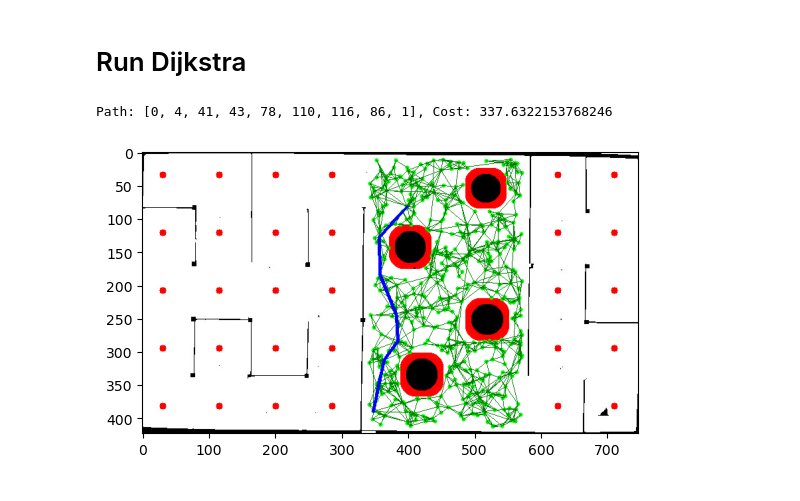
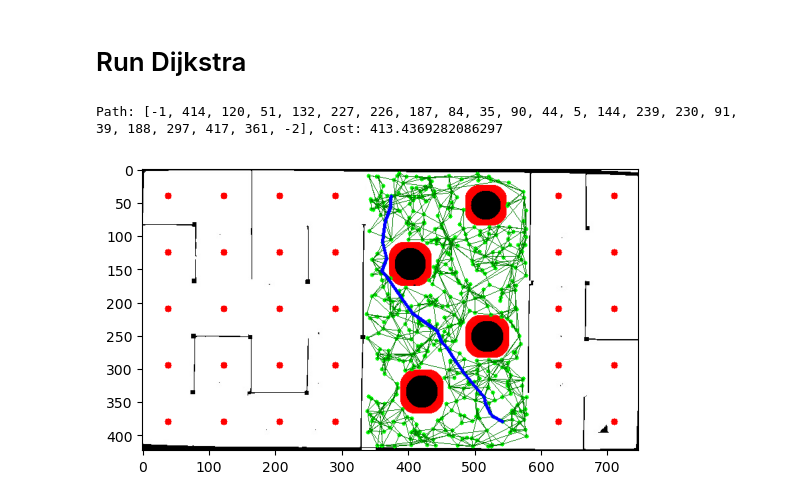
Before and after one commit to mumslayer69/micromouse3100, a Jupyter notebook: path_planning/path.ipynb, the cells around one changed output. Cells and saved outputs as stored; diff of their text form; code cells hidden in the pictures.

```diff
--- a/path_planning/path.ipynb
+++ b/path_planning/path.ipynb
@@ -917,7 +913,7 @@ plt.show()
 ## PRM IMPLEMENTATION
 import random
 import math
-seed = 42
+seed = 69
 iterations = 500
 k_connections = 3
 max_connection_range = 100
@@ -953,9 +949,6 @@ def find_closest_nodes(image, graph, target_x, target_y, n, range):
         return closestNodes[:n]
 
 (start_x, start_y), (end_x, end_y) = selected_area
-# print('exes: ', start_x, end_x)
-# print('whys: ', start_y, end_y)
-
 i = 0
 while i < iterations:
     x = random.randint(start_x, end_x)
@@ -963,7 +956,6 @@ while i < iterations:
 
     # my own coordinates are reversed from the provided ones, so swap them
     x, y = y, x
-    # print('iter:', i, 'curr coords: ', x, y)
 
     # check if node is in free space - if colliding with an obstacle, skip this iteration
     nodeCollision = False
@@ -975,7 +967,6 @@ while i < iterations:
 
     # if all good, then add this node with iteration count as id to the graph.
     prm_graph.add_node(i, x, y)
-    # cv2.circle(prm_image, (x, y), 3, (0, 255, 0), -1)
 
     # draw straight lines to n closest nodes. If path clear, add edge to graph.
     # find_closest_nodes guarantees that the paths returned are all clear, so no need to recheck.
@@ -986,8 +977,26 @@ while i < iterations:
         nodeX, nodeY = prm_graph.nodes[nodeId].get_point()
         # 'i' is id of searching node, 'nodeId' is id of found node.
         prm_graph.add_edge(i, nodeId, nodeDist)
+    i += 1
+# plt.imshow(prm_image)
+# plt.show()
 
-    i += 1
+# add start node
+prm_graph.add_node(-1, prm_start_node_coords[1], prm_start_node_coords[0])
+closestNodes = find_closest_nodes(prm_image, prm_graph, prm_start_node_coords[1], prm_start_node_coords[0], k_connections, max_connection_range)
+print(';ength of clsestnodes: ', len(closestNodes))
+for node in closestNodes:
+    nodeId, nodeDist = node
+    nodeX, nodeY = prm_graph.nodes[nodeId].get_point()
+    prm_graph.add_edge(-1, nodeId, nodeDist)
+# add end node
+prm_graph.add_node(-2, prm_end_node_coords[1], prm_end_node_coords[0])
+closestNodes = find_closest_nodes(prm_image, prm_graph, prm_end_node_coords[1], prm_end_node_coords[0], k_connections, max_connection_range)
+for node in closestNodes:
+    nodeId, nodeDist = node
+    nodeX, nodeY = prm_graph.nodes[nodeId].get_point()
+    prm_graph.add_edge(-2, nodeId, nodeDist)
+
 
 # draw all nodes and edges on image
 for node in prm_graph.get_nodes():
@@ -1064,33 +1076,38 @@ def dijkstra(graph, start_id, end_id):
                 prev[neighbourId] = nodeId
                 if neighbourId in pq.queue.keys():
                     pq.push(neighbourId, dist[neighbourId])
 
     # total cost is simply dist[end_id]
     total_cost = dist[end_id]
 
     # traceback from end to find path
     path = []
     if total_cost == math.inf:
         return (path, total_cost)
 
     tracebackCurr = end_id
     path.insert(0, tracebackCurr)
     while tracebackCurr != start_id:
         tracebackCurr = prev[tracebackCurr]
         path.insert(0, tracebackCurr)
 
     return (path, total_cost)
 
-path, cost = dijkstra(prm_graph, 0, 1)
+path, cost = dijkstra(prm_graph, -1, -2)
 
 # Display resulting image
 for i in range(len(path) - 1):
     startX, startY = prm_graph.nodes[path[i]].get_point()
     endX, endY = prm_graph.nodes[path[i + 1]].get_point()
     cv2.line(prm_image, (startY, startX), (endY, endX), (0, 0, 255), 3)
 print(f"Path: {path}, Cost: {cost}")
 plt.imshow(prm_image)
 plt.show()
+
+# robot control order
+# f25_r15_f40_l5...
+# either 'f', 'l' or 'r' followed by a number
+# split string on '_', into a list of strings
 # %% [output]
-Path: [0, 4, 41, 43, 78, 110, 116, 86, 1], Cost: 337.6322153768246
+Path: [-1, 414, 120, 51, 132, 227, 226, 187, 84, 35, 90, 44, 5, 144, 239, 230, 91, 39, 188, 297, 417, 361, -2], Cost: 413.4369282086297
-[figure, old version]
+[figure, new version]
```
Also changed, not shown: parts of 11 cells of this notebook, 2 other files.
